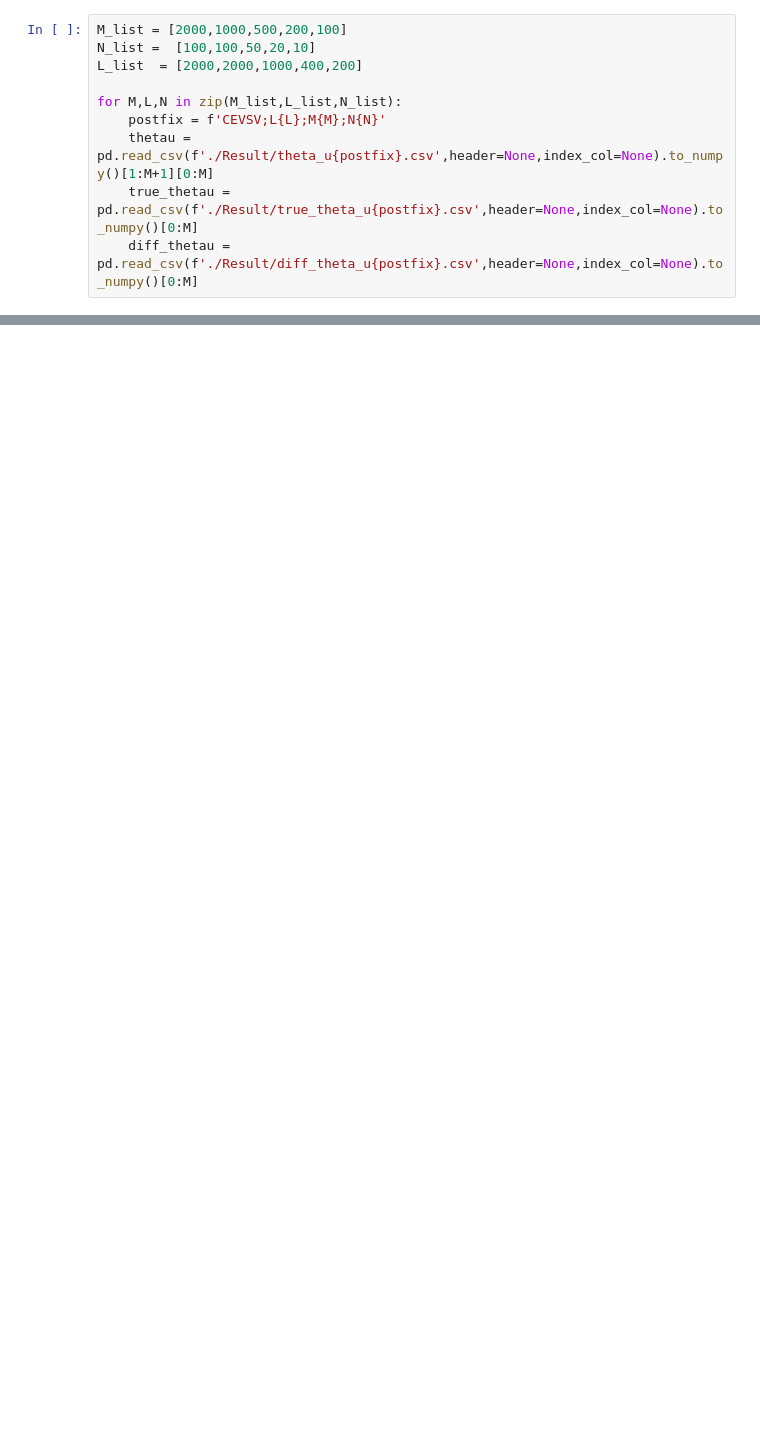
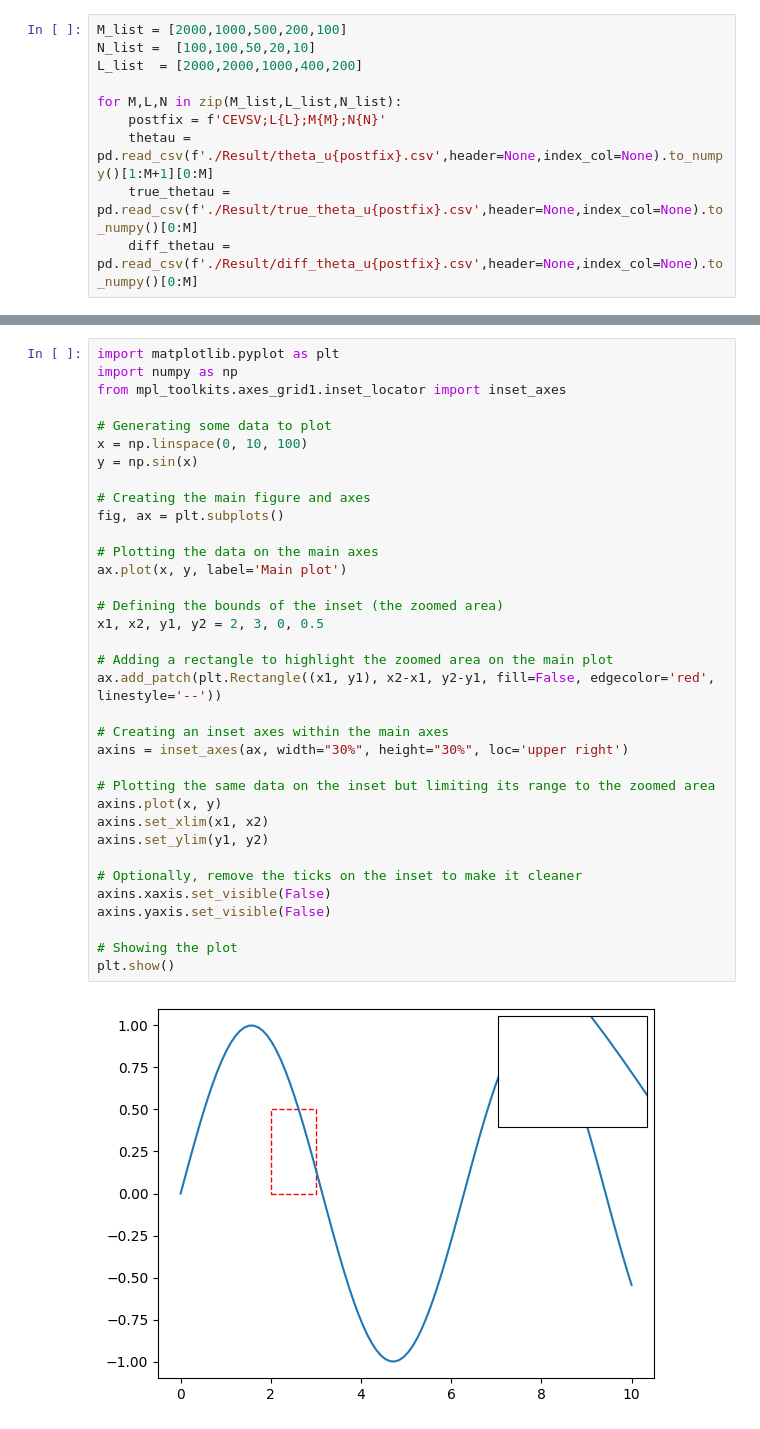
Before and after one commit to JamesJunyuGuo/Portfolio_choice, a Jupyter notebook: scripts/data_analysis.ipynb, the cells around one changed output, grey strips where cells are left out. Cells and saved outputs as stored; diff of their text form; blank space fills up the shorter version.

```diff
--- a/scripts/data_analysis.ipynb
+++ b/scripts/data_analysis.ipynb
@@ -44 +39,38 @@ for i in range(len(M_list)):
+# %%
+import matplotlib.pyplot as plt
+import numpy as np
+from mpl_toolkits.axes_grid1.inset_locator import inset_axes
+
+# Generating some data to plot
+x = np.linspace(0, 10, 100)
+y = np.sin(x)
+
+# Creating the main figure and axes
+fig, ax = plt.subplots()
+
+# Plotting the data on the main axes
+ax.plot(x, y, label='Main plot')
+
+# Defining the bounds of the inset (the zoomed area)
+x1, x2, y1, y2 = 2, 3, 0, 0.5
+
+# Adding a rectangle to highlight the zoomed area on the main plot
+ax.add_patch(plt.Rectangle((x1, y1), x2-x1, y2-y1, fill=False, edgecolor='red', linestyle='--'))
+
+# Creating an inset axes within the main axes
+axins = inset_axes(ax, width="30%", height="30%", loc='upper right')
+
+# Plotting the same data on the inset but limiting its range to the zoomed area
+axins.plot(x, y)
+axins.set_xlim(x1, x2)
+axins.set_ylim(y1, y2)
+
+# Optionally, remove the ticks on the inset to make it cleaner
+axins.xaxis.set_visible(False)
+axins.yaxis.set_visible(False)
+
+# Showing the plot
+plt.show()
+# %% [output]
+[figure, added]
 # %%
```
Also changed, not shown: parts of 3 cells of this notebook, 6 other files.
